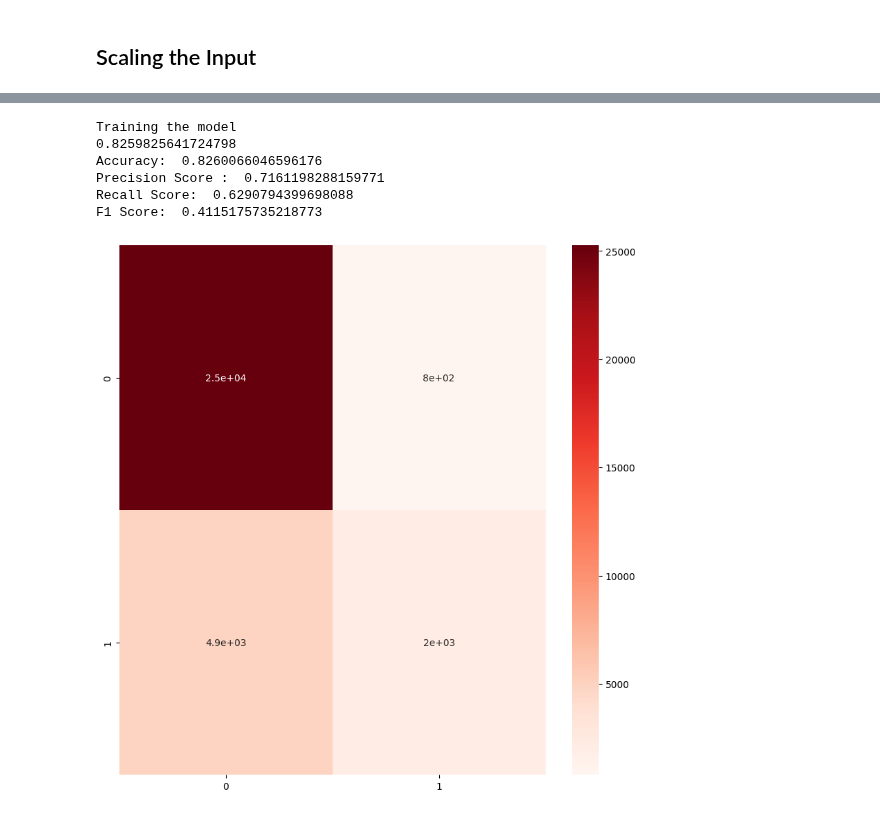
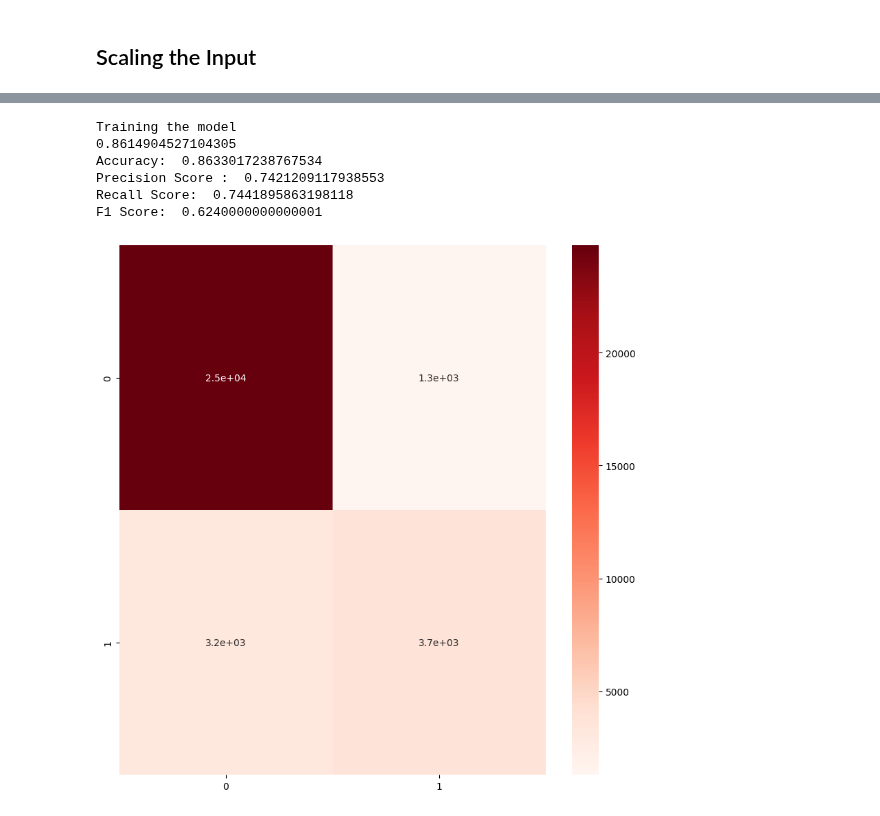
Before and after one commit to snajeebz/playground, a Jupyter notebook: binary-classification-machine-learning.ipynb, the cells around one changed output, grey strips where cells are left out. Saved outputs shown, nothing was run; the diff lists cells and outputs as text; code cells hidden in the pictures.

```diff
--- a/binary-classification-machine-learning.ipynb
+++ b/binary-classification-machine-learning.ipynb
@@ -206,9 +208,10 @@ train_df
 # Test and Train Split
 # %%
 X=train_df.drop(columns=['Exited'])
-y=train_df[['Exited']]
+y=(train_df[['Exited']].astype('int64'))
+
 print(X.describe())
-print(y.describe())
+print(y.info())
 # %% [output]
          CreditScore      Geography         Gender            Age  \
 count  165034.000000  165034.000000  165034.000000  165034.000000
@@ -257,28 +271,28 @@ def evaluate(y_test,ypred):
     s=sns.heatmap(cm,annot=True, cmap='Reds')
 # %%
 from sklearn.neural_network import MLPClassifier
-clf = MLPClassifier(solver='adam',
+clf = MLPClassifier(solver='sgd',
               max_iter =1000,
-              alpha=10,
-              hidden_layer_sizes=20,
-              random_state=5,
-              activation='identity',
-              batch_size=360,
+              alpha=1e-08,
+              hidden_layer_sizes=13,
+              random_state=9,
+              activation='relu',
               learning_rate='adaptive',
               verbose=0,
-              early_stopping=0,
-              n_iter_no_change=100)
+              early_stopping=1,
+              n_iter_no_change=10)
 
 print ('Training the model')
 clf.fit(X_train,y_train)
 print(clf.score(X_train,y_train))
 y_pred=clf.predict(X_test)
 evaluate(y_test,y_pred)
+#Model:  MLP  Accuracy: 0.86  Best Parameters: {'activation': 'relu', 'alpha': 1e-08, 'early_stopping': 1, 'hidden_layer_sizes': 13, 'learning_rate': 'adaptive', 'max_iter': 200, 'random_state': 9, 'solver': 'lbfgs',
 # %% [output]
 Training the model
-0.8259825641724798
-Accuracy:  0.8260066046596176
-Precision Score :  0.7161198288159771
-Recall Score:  0.6290794399698088
-F1 Score:  0.4115175735218773
+0.8614904527104305
+Accuracy:  0.8633017238767534
+Precision Score :  0.7421209117938553
+Recall Score:  0.7441895863198118
+F1 Score:  0.6240000000000001
-[figure, old version]
+[figure, new version]
```
Also changed, not shown: parts of 19 cells of this notebook.
